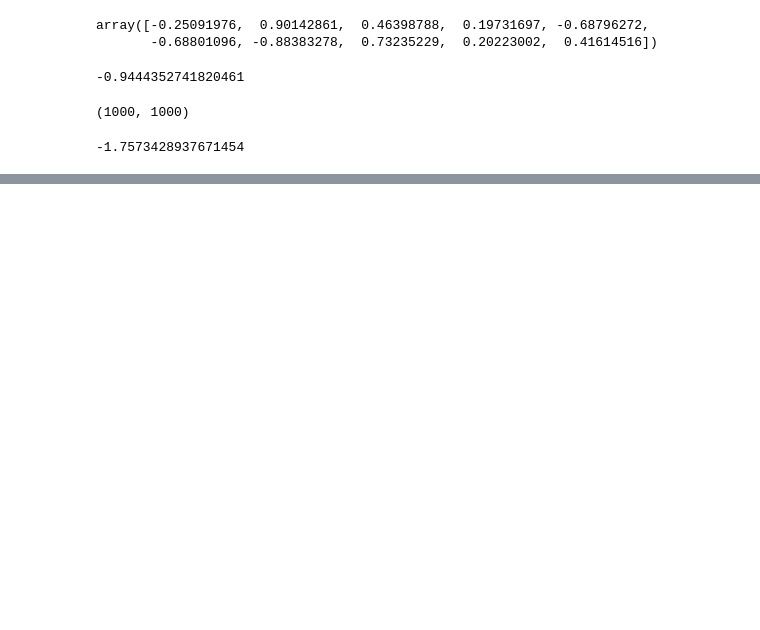
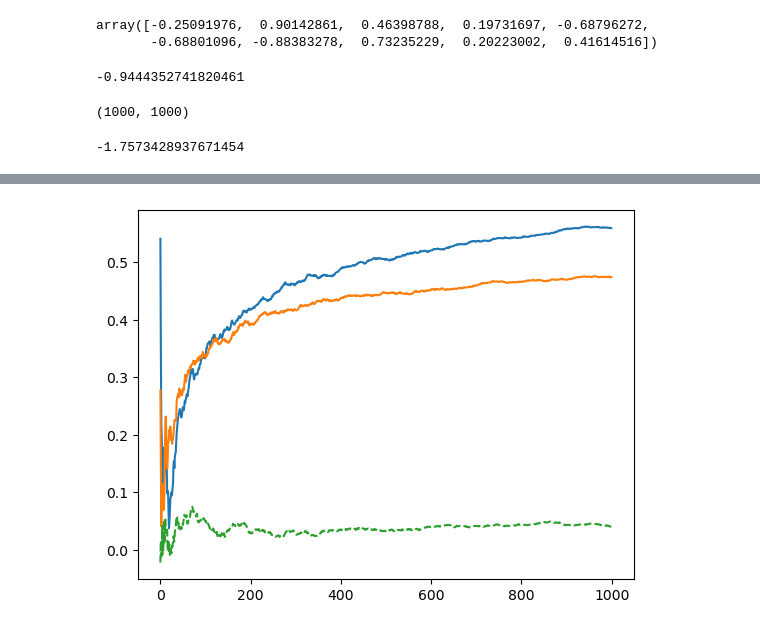
Before and after one commit to ahans30/Multi-Armted-Bandit, a Jupyter notebook: experiment2.ipynb, the cells around one changed output, grey strips where cells are left out. Saved outputs shown, nothing was run; the diff lists cells and outputs as text; code cells hidden in the pictures; blank space fills up the shorter version.

```diff
--- a/experiment2.ipynb
+++ b/experiment2.ipynb
@@ -118,0 +117,8 @@ ValueError: x and y must have same first dimension, but have shapes (10000,) and
+# %%
+#STD = 3, initial = 0s
+plt.plot(range(T), e_greedy1)
+plt.plot(range(T), e_greedy2)
+plt.plot(range(T),greedy , '--')
+plt.show()
+# %% [output]
+[figure, added]
```
Also changed, not shown: parts of 9 cells of this notebook, 1 other file.
